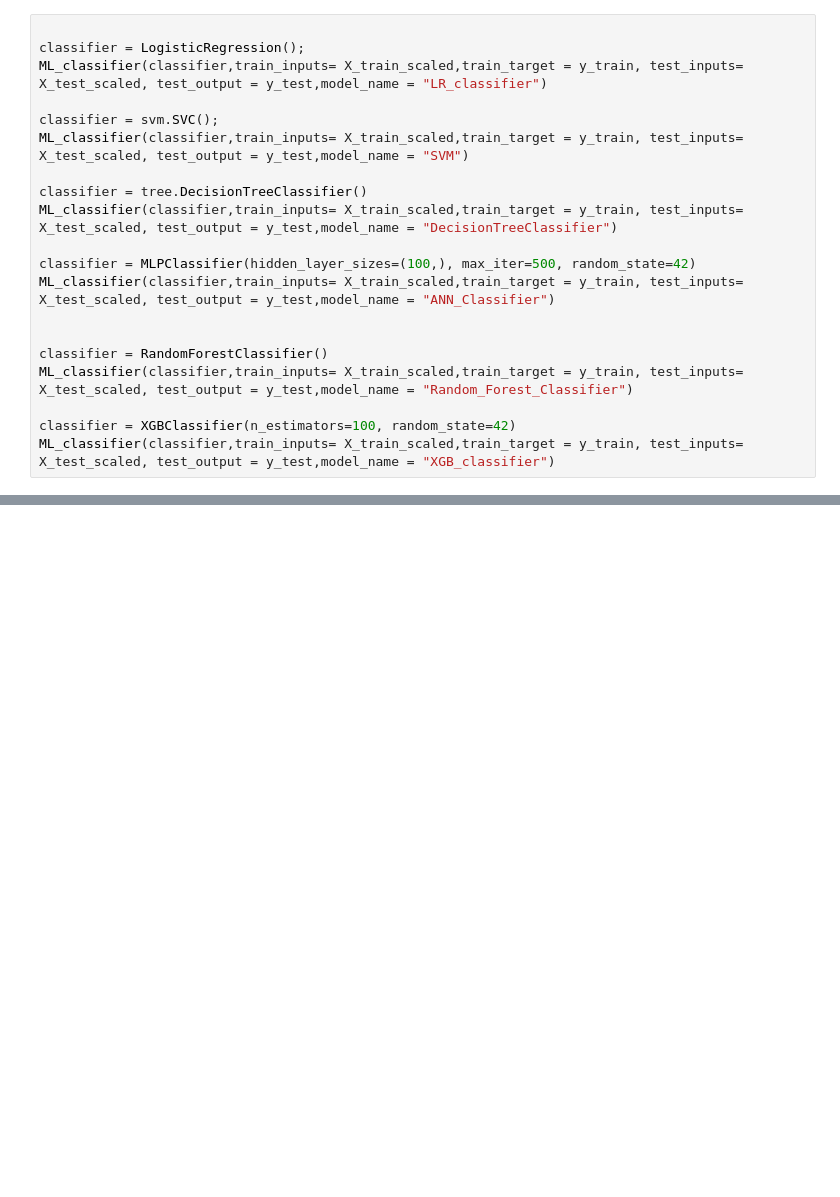
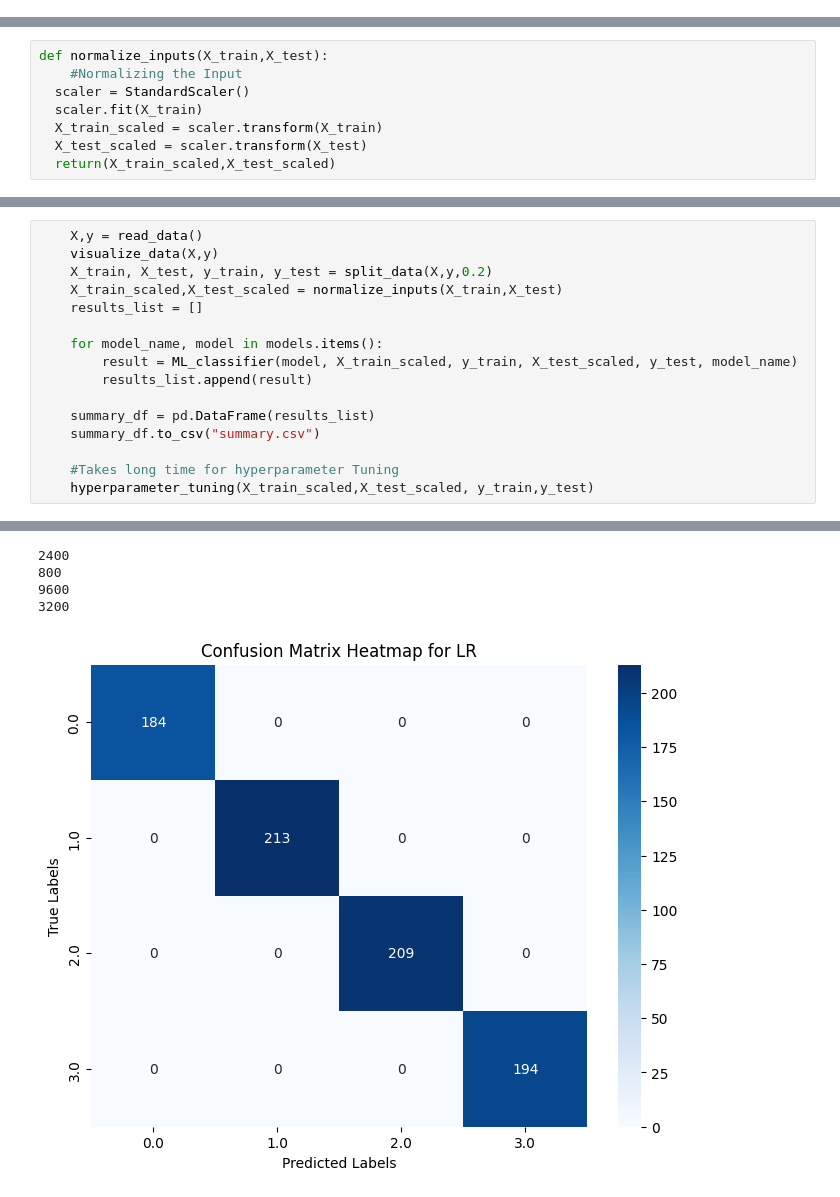
Before and after one commit to ashishbhatta/Assignment-2, a Jupyter notebook: Question_2/ Fault_Classification.ipynb, the cells around one changed output, grey strips where cells are left out. Saved outputs shown, nothing was run; the diff lists cells and outputs as text; blank space fills up the shorter version.

```diff
--- a/Question_2/ Fault_Classification.ipynb
+++ b/Question_2/ Fault_Classification.ipynb
@@ -114,20 +81,0 @@ def ML_classifier(classifier,train_inputs= X_train_scaled,train_target = y_train
-# %%
-
-classifier = LogisticRegression();
-ML_classifier(classifier,train_inputs= X_train_scaled,train_target = y_train, test_inputs= X_test_scaled, test_output = y_test,model_name = "LR_classifier")
-
-classifier = svm.SVC();
-ML_classifier(classifier,train_inputs= X_train_scaled,train_target = y_train, test_inputs= X_test_scaled, test_output = y_test,model_name = "SVM")
-
-classifier = tree.DecisionTreeClassifier()
-ML_classifier(classifier,train_inputs= X_train_scaled,train_target = y_train, test_inputs= X_test_scaled, test_output = y_test,model_name = "DecisionTreeClassifier")
-
-classifier = MLPClassifier(hidden_layer_sizes=(100,), max_iter=500, random_state=42)
-ML_classifier(classifier,train_inputs= X_train_scaled,train_target = y_train, test_inputs= X_test_scaled, test_output = y_test,model_name = "ANN_Classifier")
-
-
-classifier = RandomForestClassifier()
-ML_classifier(classifier,train_inputs= X_train_scaled,train_target = y_train, test_inputs= X_test_scaled, test_output = y_test,model_name = "Random_Forest_Classifier")
-
-classifier = XGBClassifier(n_estimators=100, random_state=42)
-ML_classifier(classifier,train_inputs= X_train_scaled,train_target = y_train, test_inputs= X_test_scaled, test_output = y_test,model_name = "XGB_classifier")
@@ -218,0 +84,8 @@ Testing F1 Score = 0.99875
+# %%
+def normalize_inputs(X_train,X_test):
+    #Normalizing the Input
+  scaler = StandardScaler()
+  scaler.fit(X_train)
+  X_train_scaled = scaler.transform(X_train)
+  X_test_scaled = scaler.transform(X_test)
+  return(X_train_scaled,X_test_scaled)
@@ -254,0 +193,17 @@ print(f"Accuracy on Test Set: {accuracy_score(y_test, y_pred)}")
+# %%
+    X,y = read_data()
+    visualize_data(X,y)
+    X_train, X_test, y_train, y_test = split_data(X,y,0.2)
+    X_train_scaled,X_test_scaled = normalize_inputs(X_train,X_test)
+    results_list = []
+
+    for model_name, model in models.items():
+        result = ML_classifier(model, X_train_scaled, y_train, X_test_scaled, y_test, model_name)
+        results_list.append(result)
+
+    summary_df = pd.DataFrame(results_list)
+    summary_df.to_csv("summary.csv")
+
+    #Takes long time for hyperparameter Tuning
+    hyperparameter_tuning(X_train_scaled,X_test_scaled, y_train,y_test)
+# %% [output]
@@ -254,0 +225,5 @@ print(f"Accuracy on Test Set: {accuracy_score(y_test, y_pred)}")
+2400
+800
+9600
+3200
+[figure, added]
```
Also changed, not shown: parts of 19 cells of this notebook.
